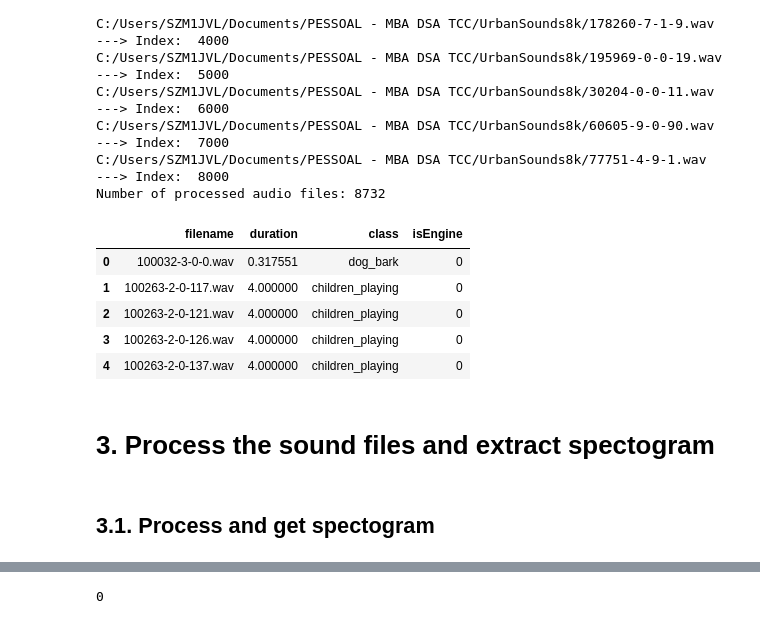
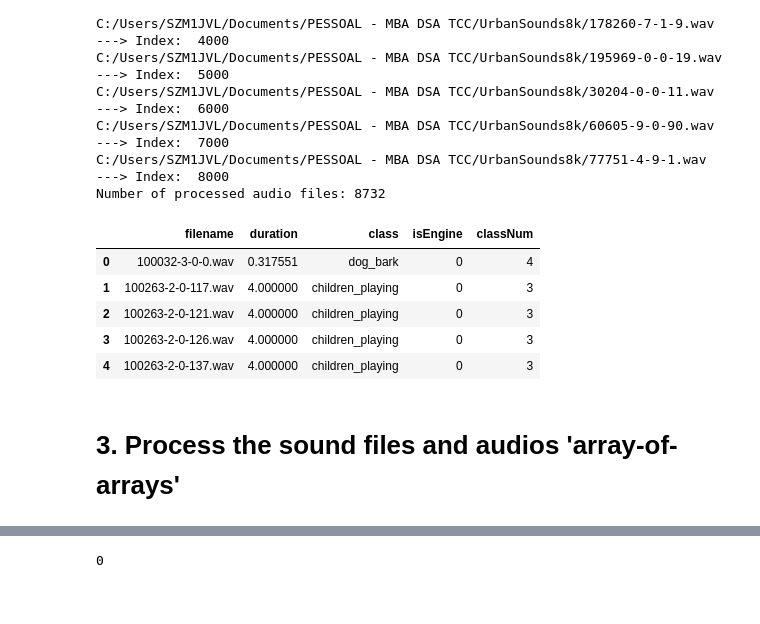
Before and after one commit to matsozza/Python_ML_CombustionEnginesRecog_MBA, a Jupyter notebook: 1_SoundDetectionMain.ipynb, the cells around one changed output, grey strips where cells are left out. Drawn from its saved outputs; the diff is of its cells as text; code cells hidden in the pictures.

Commit message:
module to segment audios

```diff
--- a/1_SoundDetectionMain.ipynb
+++ b/1_SoundDetectionMain.ipynb
@@ -64,17 +64,21 @@ Number of processed audio files: 8732
 # %%
 #  Label if it is an engine sound
 audios_DF['isEngine'] = audios_DF['class'].map({'engine_idling': 1, 'air_conditioner':0, 'car_horn':0,
                                        'children_playing':0, 'dog_bark':0, 'drilling':0, 'gun_shot':0,
                                        'jackhammer':0, 'siren':0, 'street_music':0}, na_action=None)
 
+audios_DF['classNum'] = audios_DF['class'].map({'engine_idling': 0, 'air_conditioner':1, 'car_horn':2,
+                                       'children_playing':3, 'dog_bark':4, 'drilling':5, 'gun_shot':6,
+                                       'jackhammer':7, 'siren':8, 'street_music':9}, na_action=None)
+
 audios_DF.head()
 # %% [output]
-|  | filename | duration | class | isEngine |
-| 0 | 100032-3-0-0.wav | 0.317551 | dog_bark | 0 |
-| 1 | 100263-2-0-117.wav | 4.000000 | children_playing | 0 |
-| 2 | 100263-2-0-121.wav | 4.000000 | children_playing | 0 |
-| 3 | 100263-2-0-126.wav | 4.000000 | children_playing | 0 |
-| 4 | 100263-2-0-137.wav | 4.000000 | children_playing | 0 |
+|  | filename | duration | class | isEngine | classNum |
+| 0 | 100032-3-0-0.wav | 0.317551 | dog_bark | 0 | 4 |
+| 1 | 100263-2-0-117.wav | 4.000000 | children_playing | 0 | 3 |
+| 2 | 100263-2-0-121.wav | 4.000000 | children_playing | 0 | 3 |
+| 3 | 100263-2-0-126.wav | 4.000000 | children_playing | 0 | 3 |
+| 4 | 100263-2-0-137.wav | 4.000000 | children_playing | 0 | 3 |
 # %%
 # Audios histogram per type
 #audios_DF['isEngine'].plot.hist(bins=12, alpha=0.5)
@@ -83,8 +87,6 @@ audios_DF.head()
 #audios_DF['duration'].plot.hist(bins=12, alpha=0.5,)
 #audios_DF.plot.hist(column=["duration"],by="class", bins=4, alpha=1, figsize=(10, 25),)
 # %% [markdown]
-# 3. Process the sound files and extract spectogram
+# 3. Process the sound files and audios **'array-of-arrays'**
-# %% [markdown]
-## 3.1. Process and get spectogram
 # %%
 audioArray, spectMatrix = soundDetection_AuxiliarFunctions.extractSpectogram(AUDIOS_PATH + '/100263-2-0-161.wav', arg_nfft=2048,arg_hoplen=512,arg_nmels=26, sr = AUDIO_SR)
```
Also changed, not shown: parts of 17 cells of this notebook, 1 other file.
